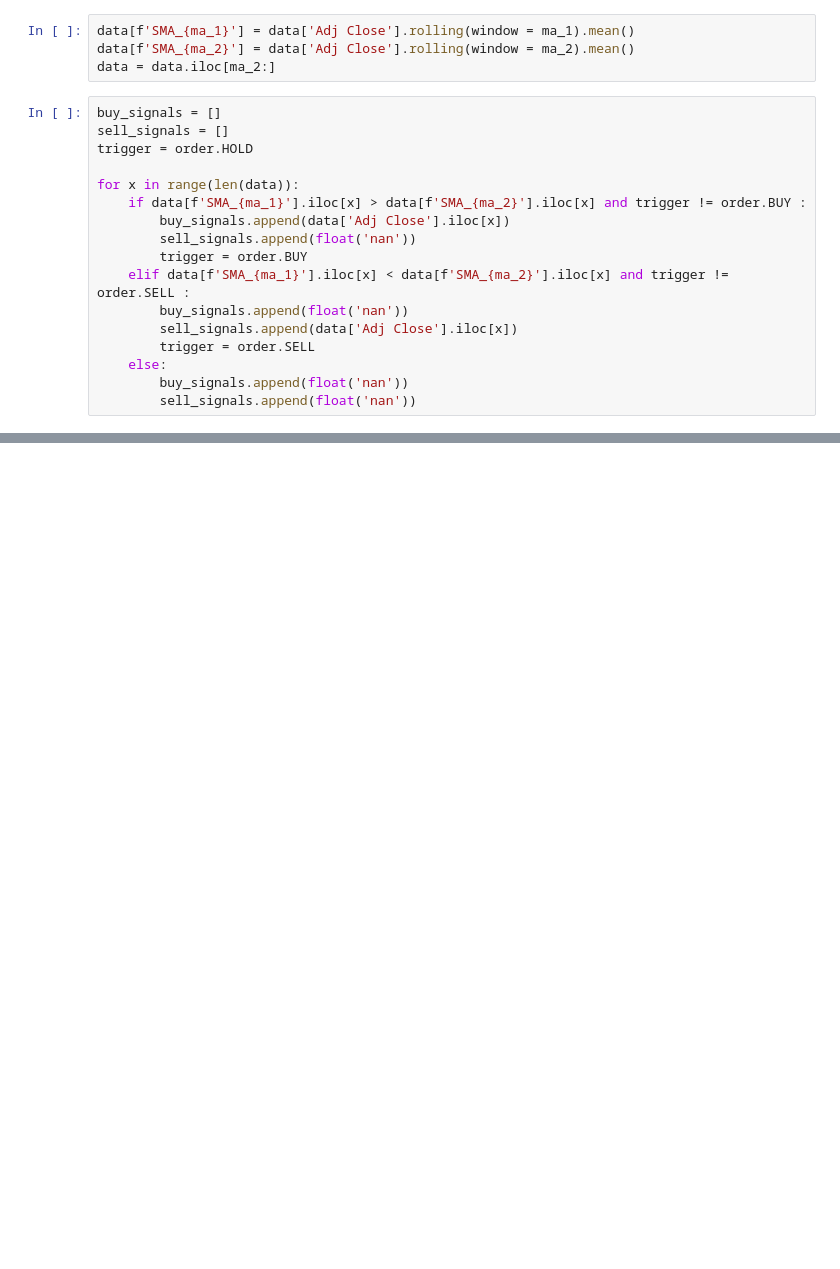
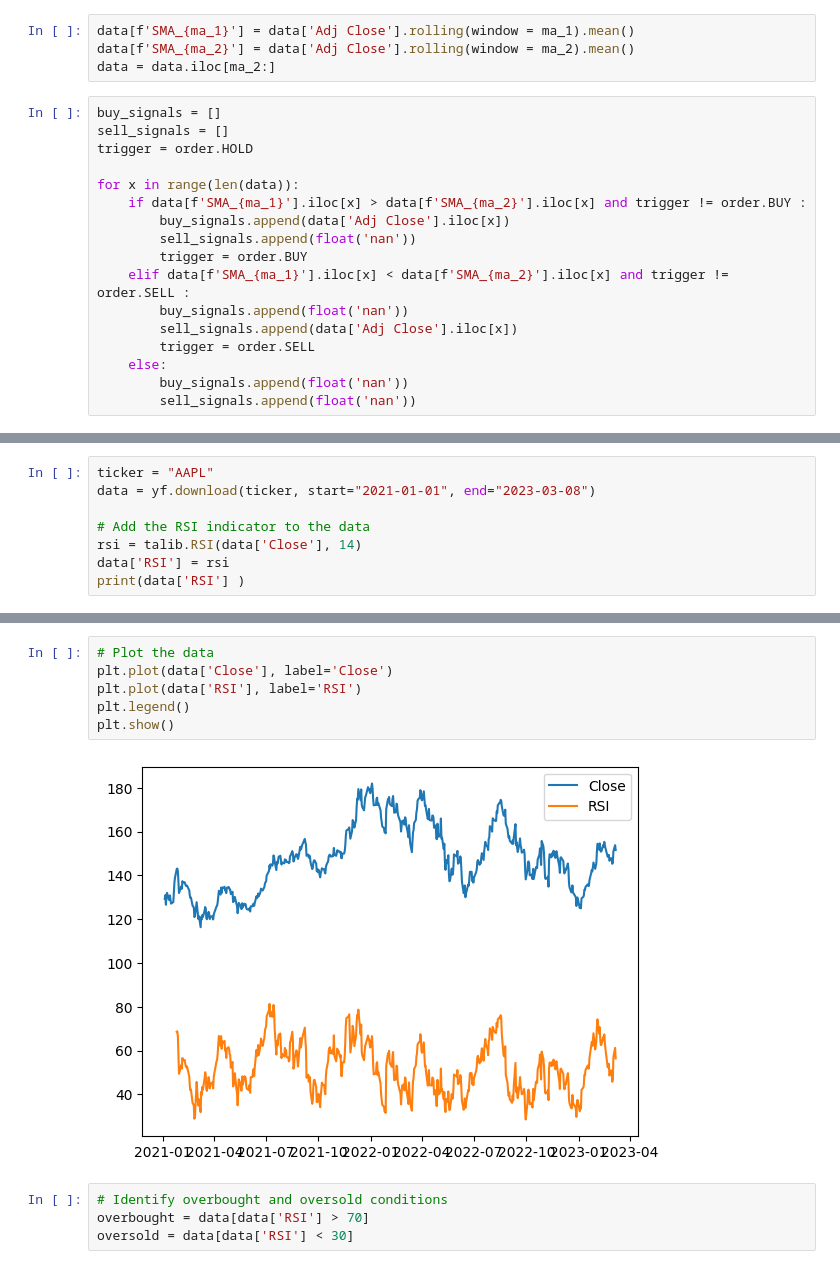
Before and after one commit to emocreator/Finance_Project, a Jupyter notebook: SMA(SimpleMovingAverage)/SMA.ipynb, the cells around one changed output, grey strips where cells are left out. Saved outputs shown, nothing was run; the diff lists cells and outputs as text; blank space fills up the shorter version.

```diff
--- a/SMA(SimpleMovingAverage)/SMA.ipynb
+++ b/SMA(SimpleMovingAverage)/SMA.ipynb
@@ -57,0 +155,8 @@ plt.show()
+# %%
+ticker = "AAPL"
+data = yf.download(ticker, start="2021-01-01", end="2023-03-08")
+
+# Add the RSI indicator to the data
+rsi = talib.RSI(data['Close'], 14)
+data['RSI'] = rsi
+print(data['RSI'] )
@@ -57,0 +178,12 @@ plt.show()
+# %%
+# Plot the data
+plt.plot(data['Close'], label='Close')
+plt.plot(data['RSI'], label='RSI')
+plt.legend()
+plt.show()
+# %% [output]
+[figure, added]
+# %%
+# Identify overbought and oversold conditions
+overbought = data[data['RSI'] > 70]
+oversold = data[data['RSI'] < 30]
```
Also changed, not shown: parts of 12 cells of this notebook.
